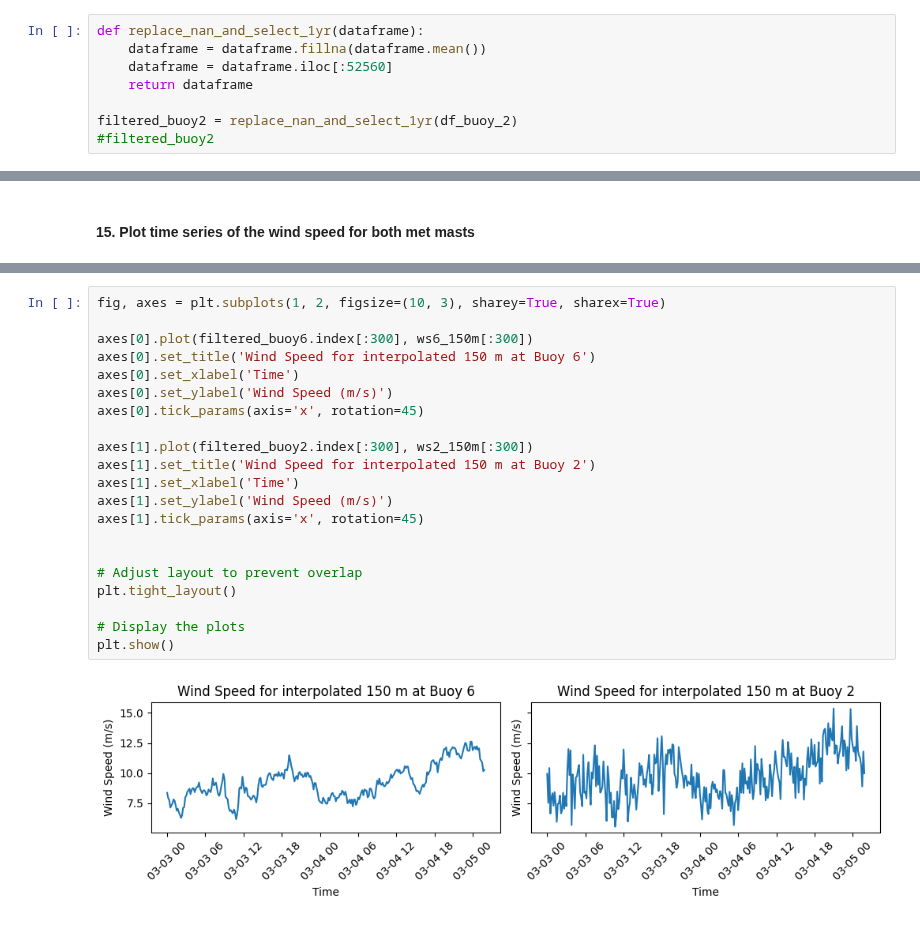
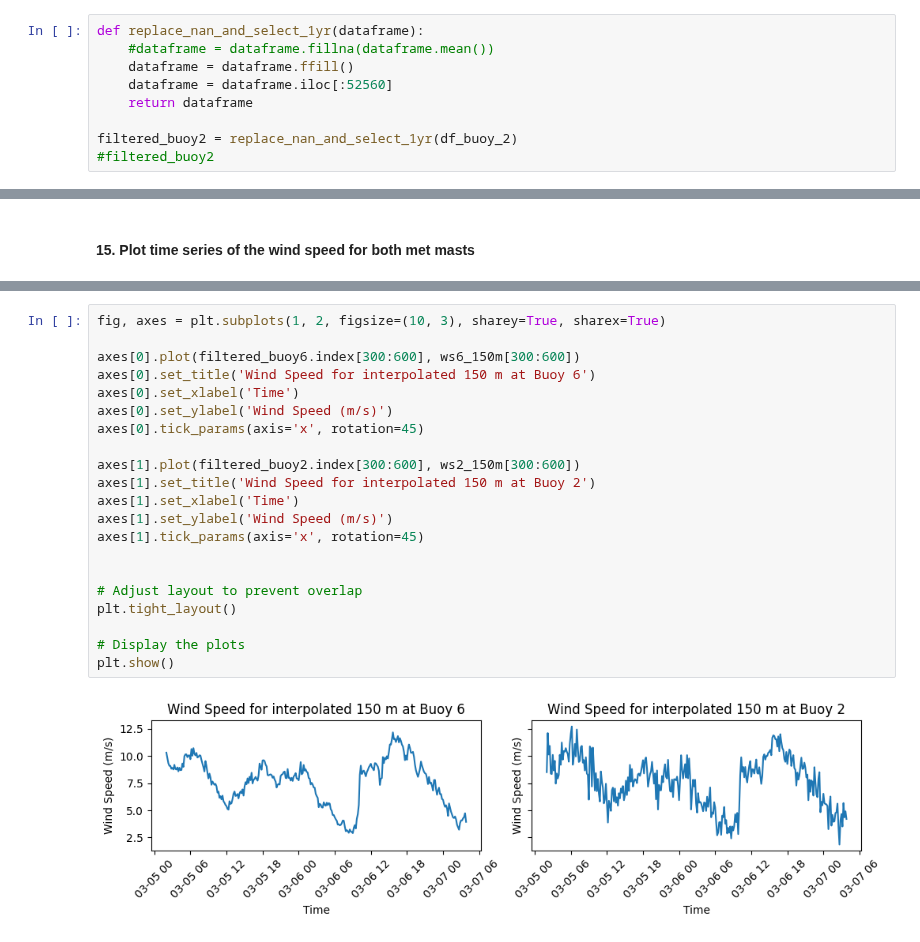
Before and after one commit to boujuan/StudentProject-Yield-Predictions-Offshore, a Jupyter notebook: 02_Process_Data_for_WindClimate.ipynb, the cells around one changed output, grey strips where cells are left out. Drawn from its saved outputs; the diff is of its cells as text.

```diff
--- a/02_Process_Data_for_WindClimate.ipynb
+++ b/02_Process_Data_for_WindClimate.ipynb
@@ -183,7 +183,8 @@ DatetimeIndex(['2022-03-07 08:40:00', '2022-03-07 08:50:00',
 #### 10. Select data for only one year, so that buoy 2 and buoy 6 have the same length
 # %%
 def replace_nan_and_select_1yr(dataframe):
-    dataframe = dataframe.fillna(dataframe.mean())
+    #dataframe = dataframe.fillna(dataframe.mean())
+    dataframe = dataframe.ffill()
     dataframe = dataframe.iloc[:52560]
     return dataframe
 
@@ -317,23 +318,23 @@ plt.show()
 # %%
 fig, axes = plt.subplots(1, 2, figsize=(10, 3), sharey=True, sharex=True)
 
-axes[0].plot(filtered_buoy6.index[:300], ws6_150m[:300])
+axes[0].plot(filtered_buoy6.index[300:600], ws6_150m[300:600])
 axes[0].set_title('Wind Speed for interpolated 150 m at Buoy 6')
 axes[0].set_xlabel('Time')
 axes[0].set_ylabel('Wind Speed (m/s)')
 axes[0].tick_params(axis='x', rotation=45)
 
-axes[1].plot(filtered_buoy2.index[:300], ws2_150m[:300])
+axes[1].plot(filtered_buoy2.index[300:600], ws2_150m[300:600])
 axes[1].set_title('Wind Speed for interpolated 150 m at Buoy 2')
 axes[1].set_xlabel('Time')
 axes[1].set_ylabel('Wind Speed (m/s)')
 axes[1].tick_params(axis='x', rotation=45)
 
 
 # Adjust layout to prevent overlap
 plt.tight_layout()
 
 # Display the plots
 plt.show()
 # %% [output]
-[figure, old version]
+[figure, new version]
```
Also changed, not shown: parts of 3 cells of this notebook, 6 other files.
